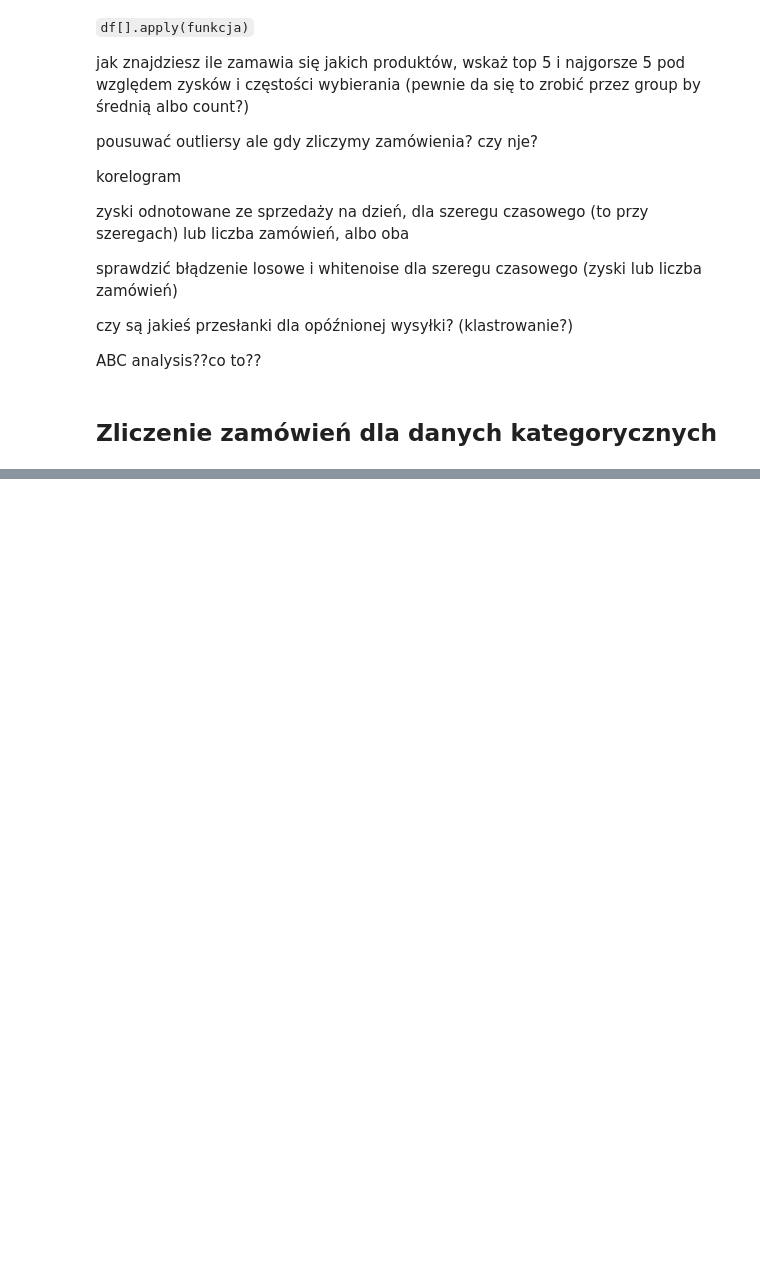
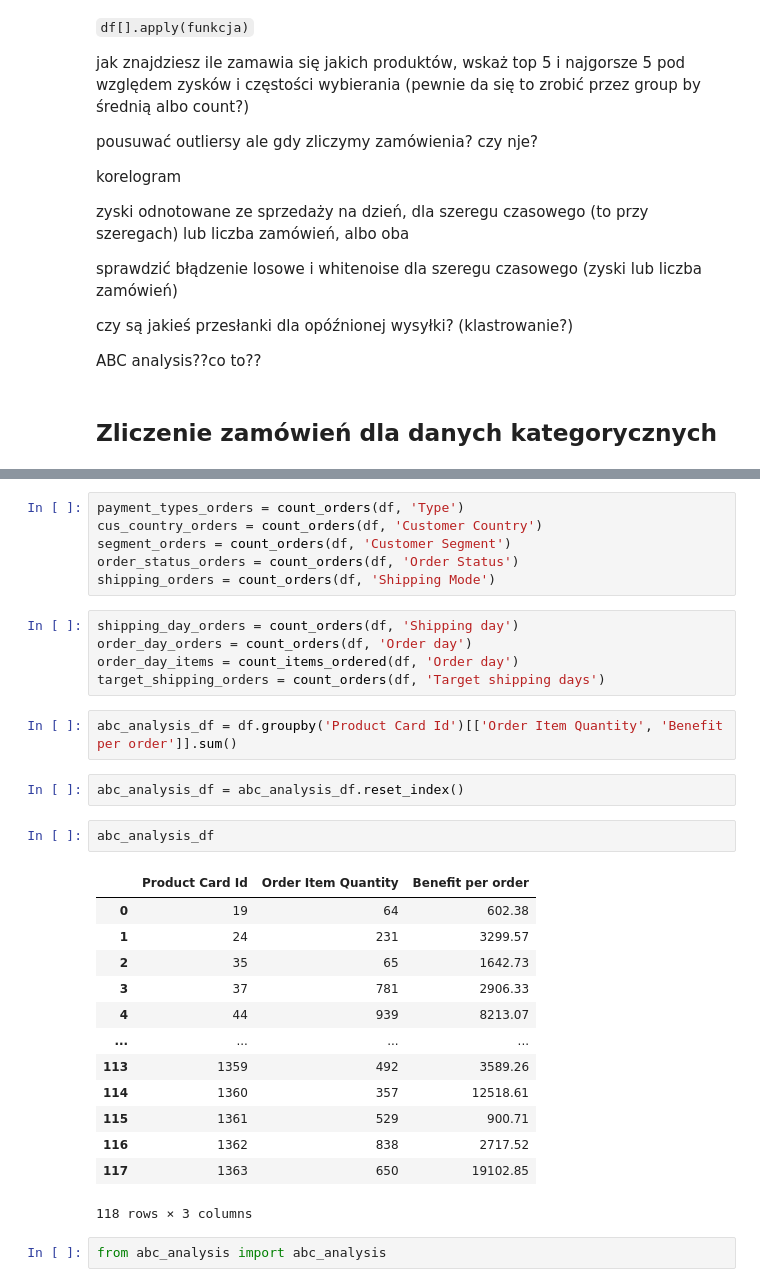
Before and after one commit to miladziekanowska/supply-chain-analysis, a Jupyter notebook: SupplyChain_EDA.ipynb, the cells around one changed output, grey strips where cells are left out. Drawn from its saved outputs; the diff is of its cells as text; blank space fills up the shorter version.

```diff
--- a/SupplyChain_EDA.ipynb
+++ b/SupplyChain_EDA.ipynb
@@ -250,0 +263,33 @@ Name: Product Card Id, Length: 118, dtype: object
+# %%
+payment_types_orders = count_orders(df, 'Type')
+cus_country_orders = count_orders(df, 'Customer Country')
+segment_orders = count_orders(df, 'Customer Segment')
+order_status_orders = count_orders(df, 'Order Status')
+shipping_orders = count_orders(df, 'Shipping Mode')
+# %%
+shipping_day_orders = count_orders(df, 'Shipping day')
+order_day_orders = count_orders(df, 'Order day')
+order_day_items = count_items_ordered(df, 'Order day')
+target_shipping_orders = count_orders(df, 'Target shipping days')
+# %%
+abc_analysis_df = df.groupby('Product Card Id')[['Order Item Quantity', 'Benefit per order']].sum()
+# %%
+abc_analysis_df = abc_analysis_df.reset_index()
+# %%
+abc_analysis_df
+# %% [output]
+|  | Product Card Id | Order Item Quantity | Benefit per order |
+| 0 | 19 | 64 | 602.38 |
+| 1 | 24 | 231 | 3299.57 |
+| 2 | 35 | 65 | 1642.73 |
+| 3 | 37 | 781 | 2906.33 |
+| 4 | 44 | 939 | 8213.07 |
+| ... | ... | ... | ... |
+| 113 | 1359 | 492 | 3589.26 |
+| 114 | 1360 | 357 | 12518.61 |
+| 115 | 1361 | 529 | 900.71 |
+| 116 | 1362 | 838 | 2717.52 |
+| 117 | 1363 | 650 | 19102.85 |
+118 rows × 3 columns
+# %%
+from abc_analysis import abc_analysis
```
Also changed, not shown: parts of 13 cells of this notebook, 2 other files.
